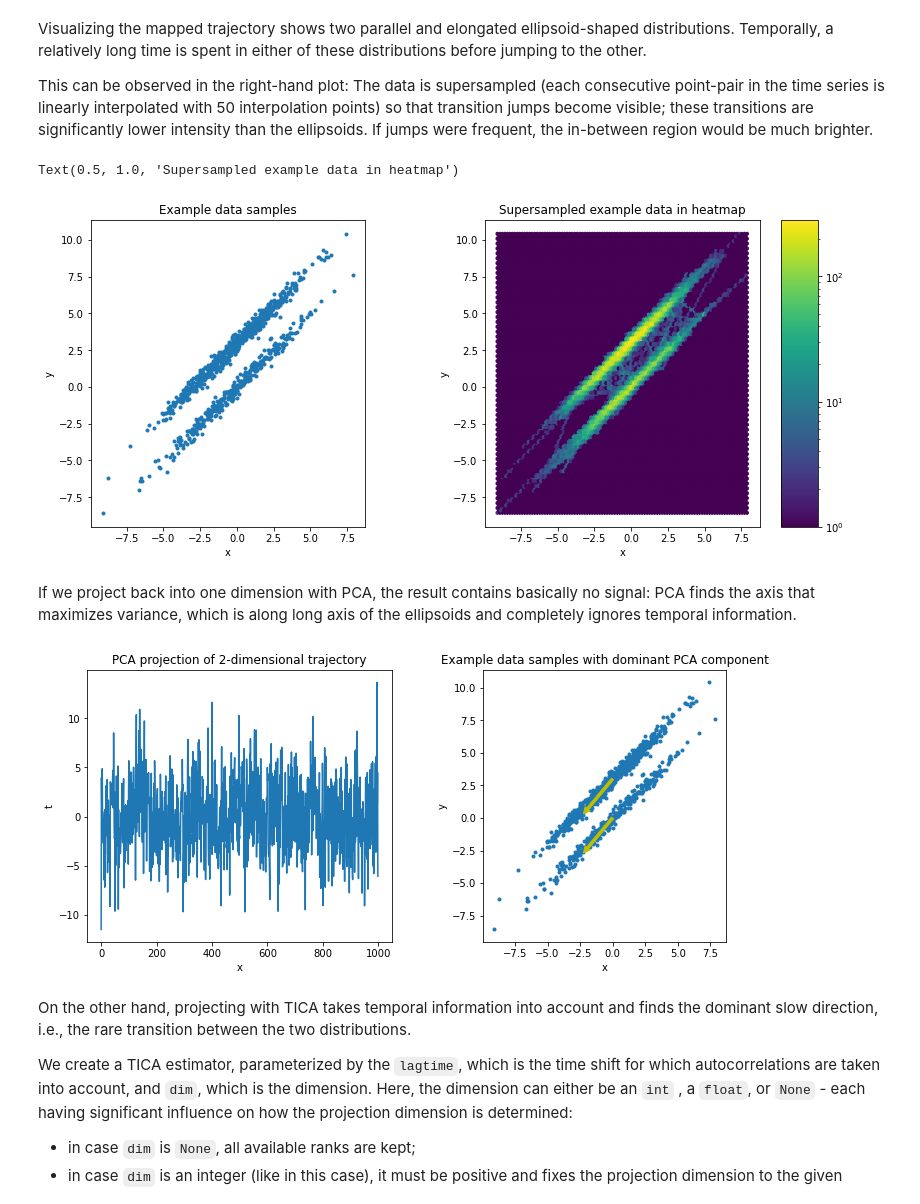
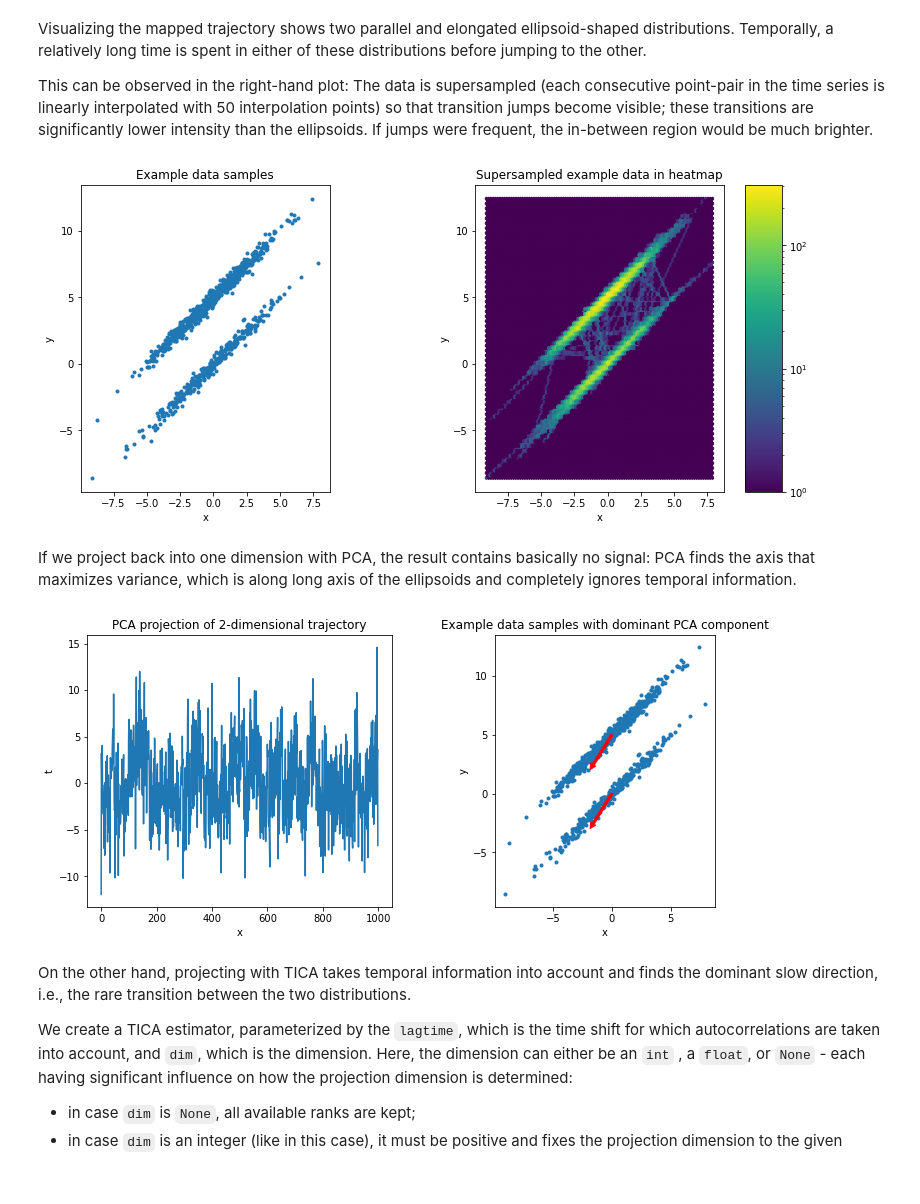
Before and after one commit to deeptime-ml/deeptime, a Jupyter notebook: docs/source/notebooks/tica.ipynb, the cells around one changed output. Drawn from its saved outputs; the diff is of its cells as text; code cells hidden in the pictures.

```diff
--- a/docs/source/notebooks/tica.ipynb
+++ b/docs/source/notebooks/tica.ipynb
@@ -48,7 +48,7 @@ cov =  [[5.7, 5.65], [5.65, 5.7]]  # the covariance matrix
 
 # fill allocated space with samples
 ftraj[state_0_indices] = rnd.multivariate_normal(mean=[0.0, 0.0], cov=cov, size=len(state_0_indices))
-ftraj[state_1_indices] = rnd.multivariate_normal(mean=[0.0, 3.0], cov=cov, size=len(state_1_indices))
+ftraj[state_1_indices] = rnd.multivariate_normal(mean=[0.0, 5.0], cov=cov, size=len(state_1_indices))
 # %% [markdown]
 Visualizing the mapped trajectory shows two parallel and elongated ellipsoid-shaped distributions. Temporally, a relatively long time is spent in either of these distributions before jumping to the other.
 
@@ -79,31 +79,30 @@ ax2.set_xlabel('x')
 ax2.set_ylabel('y')
 ax2.set_title('Supersampled example data in heatmap');
 # %% [output]
-Text(0.5, 1.0, 'Supersampled example data in heatmap')
-[figure, old version]
+[figure, new version]
 # %% [markdown]
 If we project back into one dimension with PCA, the result contains basically no signal: PCA finds the axis that maximizes variance, which is along long axis of the ellipsoids and completely ignores temporal information.
 # %%
 pca = PCA(n_components=1).fit(ftraj)  # fit the 2-dimensional data
 
 f, (ax1, ax2) = plt.subplots(1, 2, figsize=(12, 5))
 ax1.plot(pca.transform(ftraj))
 ax1.set_title('PCA projection of 2-dimensional trajectory')
 ax1.set_xlabel('x')
 ax1.set_ylabel('t')
 
 dxy = pca.components_[0]  # dominant pca component
 dxy *= 3./np.linalg.norm(dxy)  # so that vector has length 3
 
 ax2.scatter(*(ftraj.T), marker='.')
-ax2.arrow(0, 0, dxy[0], dxy[1], head_width=0.5, head_length=0.5, width=0.2, color='y')
-ax2.arrow(0, 3, dxy[0], dxy[1], head_width=0.5, head_length=0.5, width=0.2, color='y')
+ax2.arrow(0, 0, dxy[0], dxy[1], head_width=0.5, head_length=0.5, width=0.2, color='r')
+ax2.arrow(0, 5, dxy[0], dxy[1], head_width=0.5, head_length=0.5, width=0.2, color='r')
 ax2.set_aspect('equal')
 ax2.set_xlabel('x')
 ax2.set_ylabel('y')
 ax2.set_title('Example data samples with dominant PCA component');
 # %% [output]
-[figure, old version]
+[figure, new version]
 # %% [markdown]
 On the other hand, projecting with TICA takes temporal information into account and finds the dominant slow direction, i.e., the rare transition between the two distributions.
 
```
Also changed, not shown: parts of 8 cells of this notebook, 7 other files.
